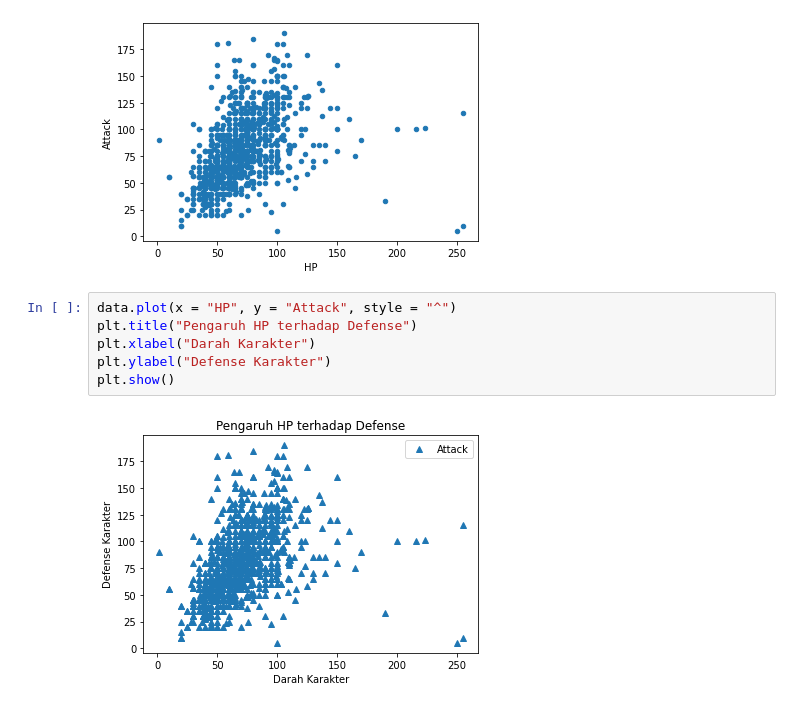
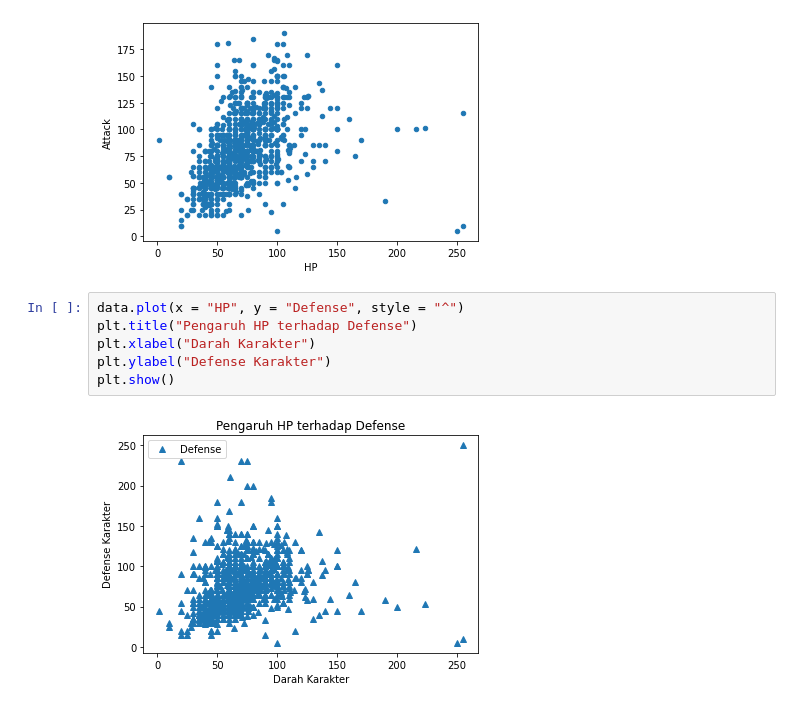
Before and after one commit to hanggaa/PrakDSDA, a Jupyter notebook: Prak 3.ipynb, the cells around one changed output. Drawn from its saved outputs; the diff is of its cells as text.

```diff
--- a/Prak 3.ipynb
+++ b/Prak 3.ipynb
@@ -97,10 +97,10 @@ data.plot.scatter('HP','Attack')
 <AxesSubplot:xlabel='HP', ylabel='Attack'>
 [figure]
 # %%
-data.plot(x = "HP", y = "Attack", style = "^")
+data.plot(x = "HP", y = "Defense", style = "^")
 plt.title("Pengaruh HP terhadap Defense")
 plt.xlabel("Darah Karakter")
 plt.ylabel("Defense Karakter")
 plt.show()
 # %% [output]
-[figure, old version]
+[figure, new version]
```
Also changed, not shown: parts of 2 cells of this notebook.
